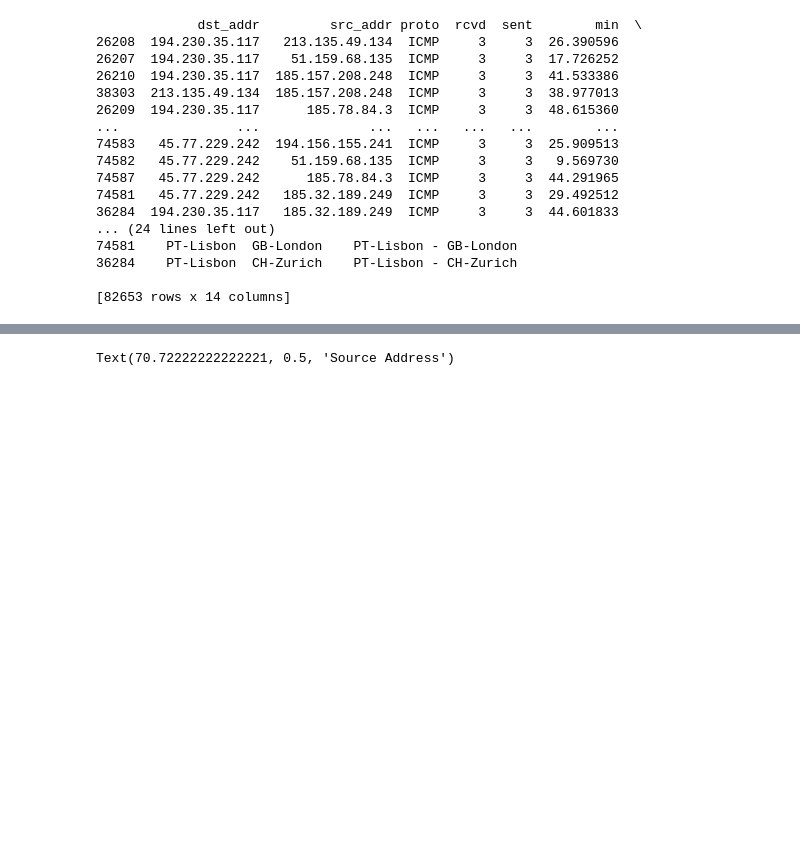
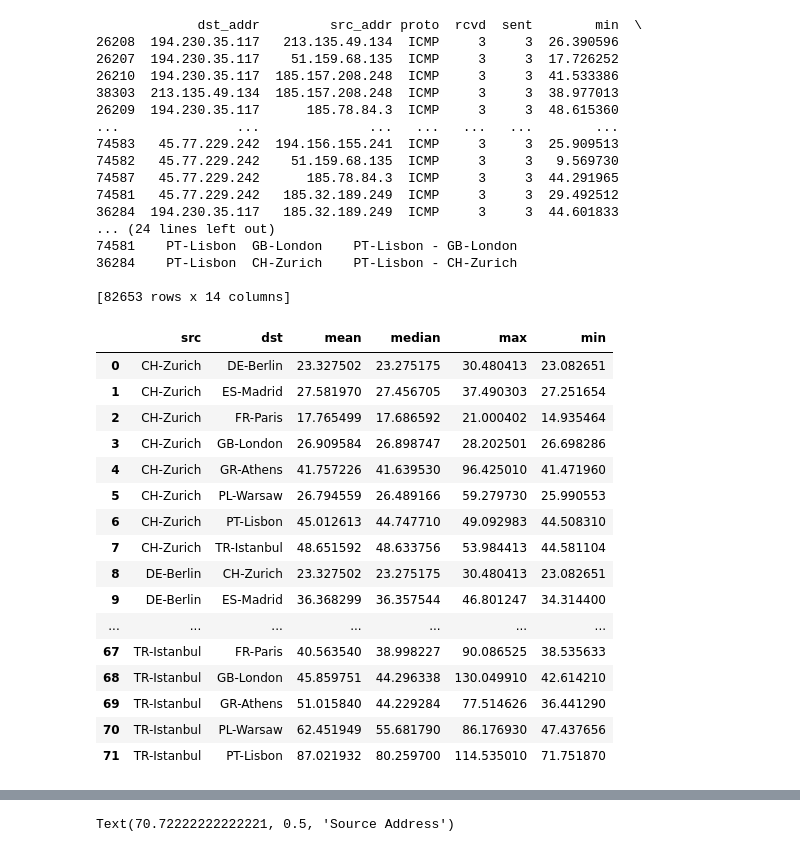
Before and after one commit to thomas-schleicher/software-praktikum, a Jupyter notebook: results/notebooks/full_ping.ipynb, the cells around one changed output, grey strips where cells are left out. Drawn from its saved outputs; the diff is of its cells as text; code cells hidden in the pictures; blank space fills up the shorter version.

```diff
--- a/results/notebooks/full_ping.ipynb
+++ b/results/notebooks/full_ping.ipynb
@@ -111,6 +143,28 @@ merged_good = merged_good.fillna(0).pivot(index='src', columns='dst', values='pi
 
 ping_good_heatmap_data = pd.merge(full_pairs, agg_ping_good, on=['src', 'dst'], how='left').fillna(0).pivot(index='src', columns='dst', values='avg')
 ping_errors_heatmap_data = pd.merge(full_pairs, agg_ping_errors, on=['src', 'dst'], how='left').fillna(0).pivot(index='src', columns='dst', values='avg')
+# %%
+ping_stats = ping_good_symmetric.groupby(['src', 'dst'])['avg'].agg(['mean', 'median', 'max', 'min']).reset_index()
+with pd.option_context('display.max_colwidth', None, 'display.max_rows', None):
+    display(ping_stats)
+# %% [output]
+|  | src | dst | mean | median | max | min |
+| 0 | CH-Zurich | DE-Berlin | 23.327502 | 23.275175 | 30.480413 | 23.082651 |
+| 1 | CH-Zurich | ES-Madrid | 27.581970 | 27.456705 | 37.490303 | 27.251654 |
+| 2 | CH-Zurich | FR-Paris | 17.765499 | 17.686592 | 21.000402 | 14.935464 |
+| 3 | CH-Zurich | GB-London | 26.909584 | 26.898747 | 28.202501 | 26.698286 |
+| 4 | CH-Zurich | GR-Athens | 41.757226 | 41.639530 | 96.425010 | 41.471960 |
+| 5 | CH-Zurich | PL-Warsaw | 26.794559 | 26.489166 | 59.279730 | 25.990553 |
+| 6 | CH-Zurich | PT-Lisbon | 45.012613 | 44.747710 | 49.092983 | 44.508310 |
+| 7 | CH-Zurich | TR-Istanbul | 48.651592 | 48.633756 | 53.984413 | 44.581104 |
+| 8 | DE-Berlin | CH-Zurich | 23.327502 | 23.275175 | 30.480413 | 23.082651 |
+| 9 | DE-Berlin | ES-Madrid | 36.368299 | 36.357544 | 46.801247 | 34.314400 |
+| ... | ... | ... | ... | ... | ... | ... |
+| 67 | TR-Istanbul | FR-Paris | 40.563540 | 38.998227 | 90.086525 | 38.535633 |
+| 68 | TR-Istanbul | GB-London | 45.859751 | 44.296338 | 130.049910 | 42.614210 |
+| 69 | TR-Istanbul | GR-Athens | 51.015840 | 44.229284 | 77.514626 | 36.441290 |
+| 70 | TR-Istanbul | PL-Warsaw | 62.451949 | 55.681790 | 86.176930 | 47.437656 |
+| 71 | TR-Istanbul | PT-Lisbon | 87.021932 | 80.259700 | 114.535010 | 71.751870 |
 # %%
 plt.figure(figsize=(8,8))
 sns.heatmap(merged_good, annot=True, fmt="0.2f", cmap="rocket")
```
Also changed, not shown: parts of 3 cells of this notebook, 9 other files.
